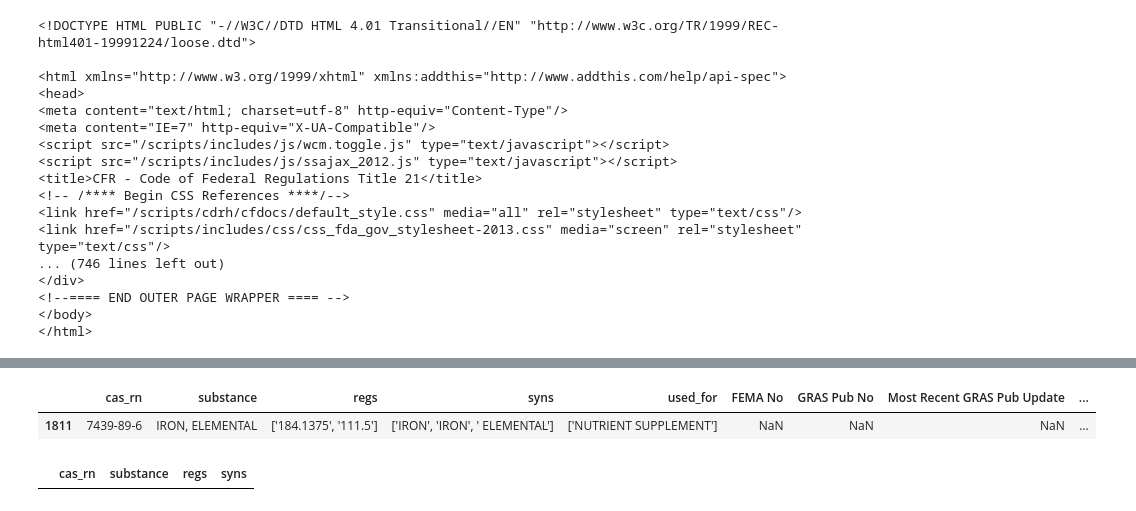
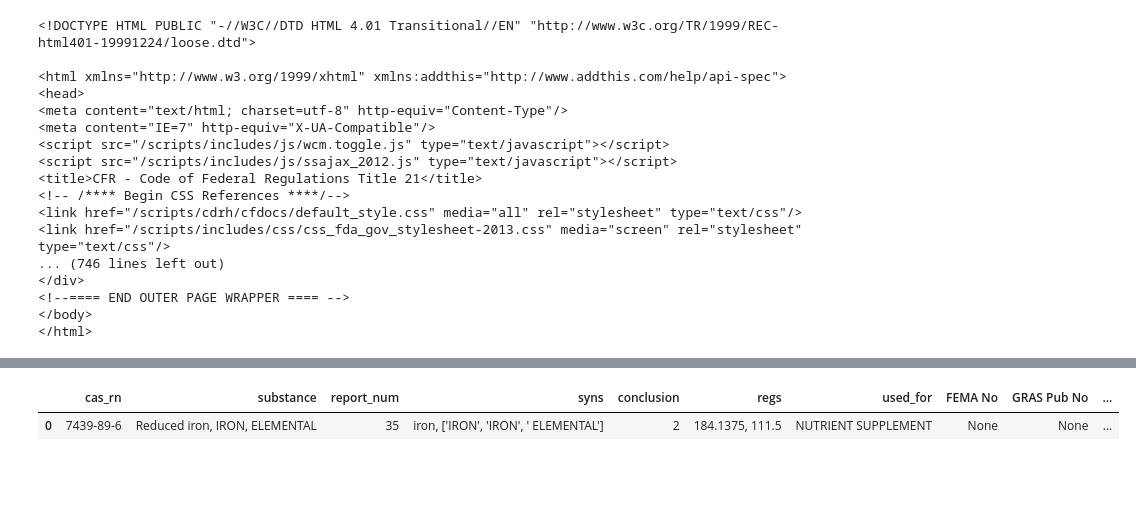
Before and after one commit to blux-cl/benchmark, a Jupyter notebook: FDA/Read FDA csv.ipynb, the cells around one changed output, grey strips where cells are left out. Cells and saved outputs as stored; diff of their text form; code cells hidden in the pictures; blank space fills up the shorter version.

```diff
--- a/FDA/Read FDA csv.ipynb
+++ b/FDA/Read FDA csv.ipynb
@@ -95,8 +96,11 @@ temp_df = pd.DataFrame()
 for i in indirect_additives.iterrows():
     i = i[1]
     substance = i['Substance'].strip()
-    cas_rn = i["CAS Registry No. (or other ID)"]
-    regs = [str(x).strip() for x in i[2:31].tolist() if str(x) != 'nan']
+    try:
+        cas_rn = i["CAS Registry No. (or other ID)"].strip()
+    except AttributeError:
+        cas_rn = i["CAS Registry No. (or other ID)"]
+    regs = ', '.join([str(x).strip() for x in i[2:31].tolist() if str(x) != 'nan'])
     syns = [str(x).strip() for x in i[32:].tolist() if str(x) != 'nan']
     d = {"cas_rn": cas_rn,"substance": substance, "regs": regs, "syns": syns}
     temp_df = pd.concat([temp_df, pd.DataFrame([d])])
@@ -134,10 +140,10 @@ for f in food_substances.iterrows():
     try:
         used_for = BeautifulSoup(f['Used for (Technical Effect)'], "html.parser")
         used_for = used_for.text.replace(',<br/> ', ',').split(',')
-        used_for = [x.strip() for x in used_for]
+        used_for = ', '.join([x.strip() for x in used_for])
     except TypeError:
         used_for = f['Used for (Technical Effect)']
-    regs = [str(x) for x in f[4:32].tolist() if str(x) != 'nan']
+    regs = ', '.join([str(x) for x in f[4:32].tolist() if str(x) != 'nan'])
     try:
         FEMA = f['FEMA No'].strip()
     except AttributeError:
@@ -241,13 +245,30 @@ cas_rn = "7778-77-0"
+# %%
+cas_rn = "7439-89-6"
 # %%
 s = pd.read_csv("SCOGS_filtered.csv")
 f = pd.read_csv("food_substances_filtered.csv")
 i = pd.read_csv("indirect_additives_filtered.csv")
 
 def export_fda(id):
-    print(id)
     temp_df = pd.DataFrame()
     found_s = s[s['cas_rn'] == id]
+    found_s = found_s[found_s['syns'].apply(lambda x: isinstance(x, str))]
     found_f = f[f['cas_rn'] == id]
     found_i = i[i['cas_rn'] == id]
-    return found_s, found_f, found_i
-found_s, found_f, found_i = export_fda(cas_rn)
+    temp_df = pd.concat([found_s, found_f, found_i])
+    temp_df = temp_df.groupby('cas_rn', as_index=False).agg({
+        'cas_rn' : 'first',
+        'substance' : ', '.join,
+        'report_num': 'first',
+        'syns': ', '.join,
+        'conclusion': 'first',
+        'regs': 'first',
+        'used_for': 'first',
+        'FEMA No': 'first',
+        'GRAS Pub No': 'first',
+        'Most Recent GRAS Pub Update': 'first',
+        'FEMA status': 'first',
+        'JECFA Flavor Number': 'first',
+    })
+    return temp_df
+temp_df = export_fda(cas_rn)
@@ -270,9 +275,5 @@ found_s
-# %%
-found_f
-# %% [output]
-|  | cas_rn | substance | regs | syns | used_for | FEMA No | GRAS Pub No | Most Recent GRAS Pub Update | ... |
-| 1811 | 7439-89-6 | IRON, ELEMENTAL | ['184.1375', '111.5'] | ['IRON', 'IRON', ' ELEMENTAL'] | ['NUTRIENT SUPPLEMENT'] | NaN | NaN | NaN | ... |
-# %%
-found_i
-# %% [output]
-|  | cas_rn | substance | regs | syns |
+# %%
+temp_df
+# %% [output]
+|  | cas_rn | substance | report_num | syns | conclusion | regs | used_for | FEMA No | GRAS Pub No | ... |
+| 0 | 7439-89-6 | Reduced iron, IRON, ELEMENTAL | 35 | iron, ['IRON', 'IRON', ' ELEMENTAL'] | 2 | 184.1375, 111.5 | NUTRIENT SUPPLEMENT | None | None | ... |
```
Also changed, not shown: parts of 5 cells of this notebook.
